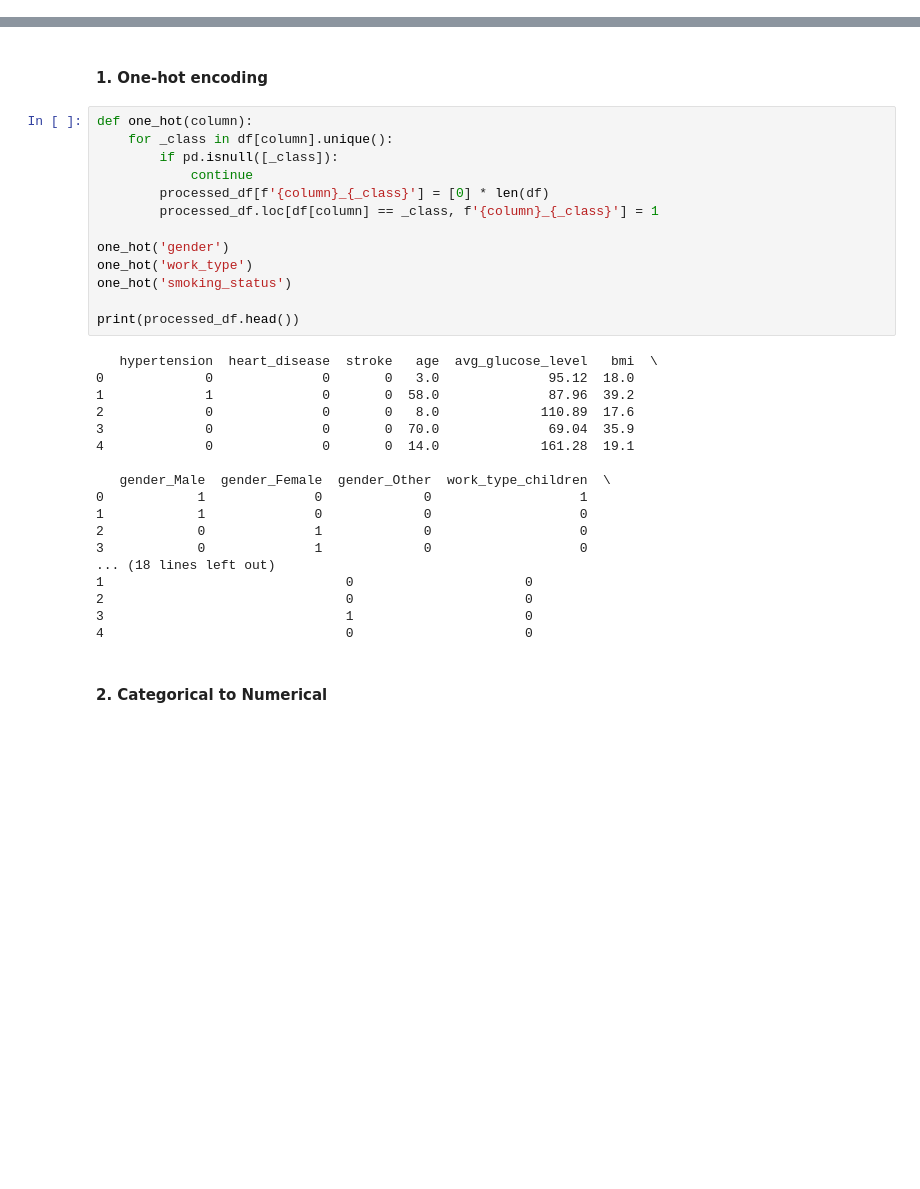
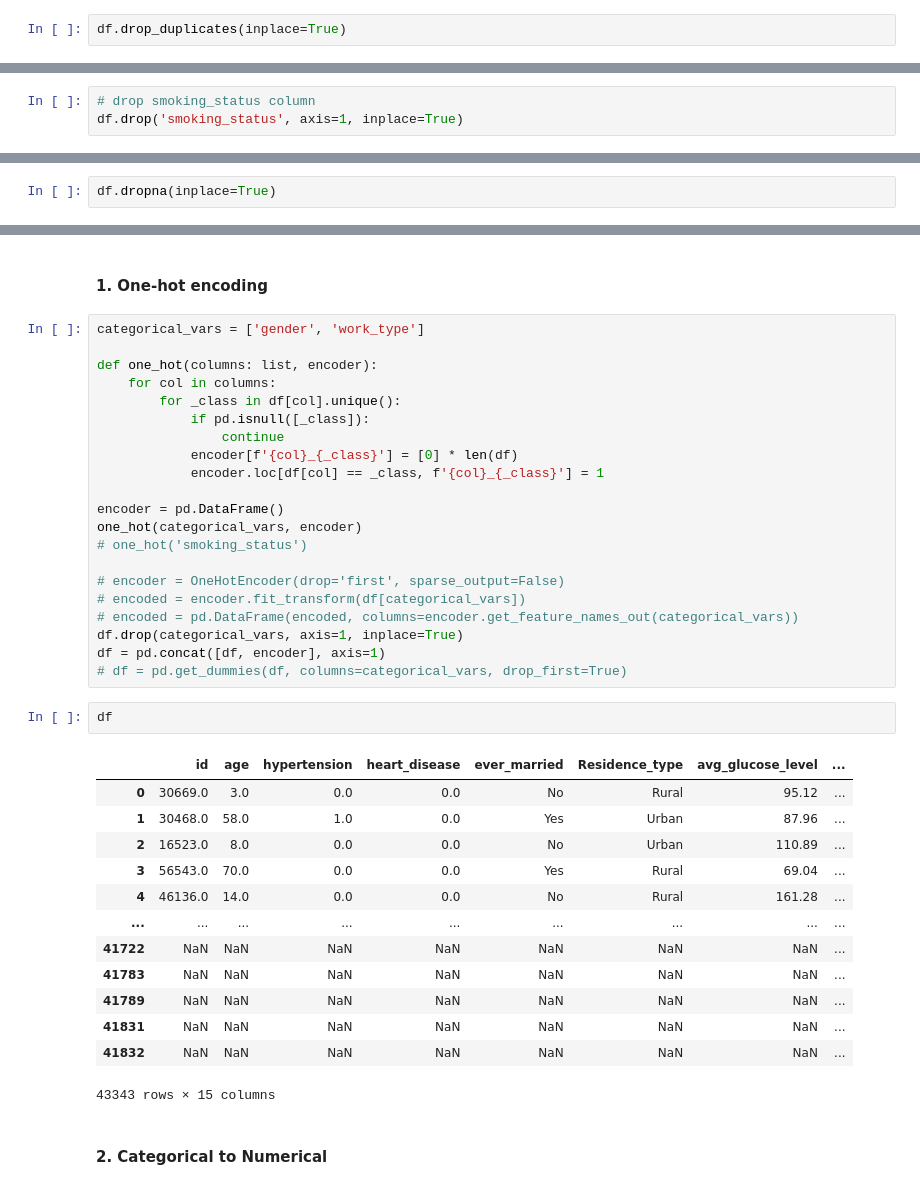
Before and after one commit to ILoveBacteria/machine-learning-assignments, a Jupyter notebook: assignment1/q1.ipynb, the cells around one changed output, grey strips where cells are left out. Saved outputs shown, nothing was run; the diff lists cells and outputs as text; blank space fills up the shorter version.

```diff
--- a/assignment1/q1.ipynb
+++ b/assignment1/q1.ipynb
@@ -162,0 +215,2 @@ print(df)
+# %%
+df.drop_duplicates(inplace=True)
@@ -162,0 +228,3 @@ print(df)
+# %%
+# drop smoking_status column
+df.drop('smoking_status', axis=1, inplace=True)
@@ -162,0 +237,2 @@ print(df)
+# %%
+df.dropna(inplace=True)
@@ -197,36 +280,42 @@ processed_df['bmi'] = df['bmi']
 # %% [markdown]
 #### 1. One-hot encoding
-# %%
-def one_hot(column):
-    for _class in df[column].unique():
-        if pd.isnull([_class]):
-            continue
-        processed_df[f'{column}_{_class}'] = [0] * len(df)
-        processed_df.loc[df[column] == _class, f'{column}_{_class}'] = 1
-
-one_hot('gender')
-one_hot('work_type')
-one_hot('smoking_status')
-
-print(processed_df.head())
-# %% [output]
-   hypertension  heart_disease  stroke   age  avg_glucose_level   bmi  \
-0             0              0       0   3.0              95.12  18.0
-1             1              0       0  58.0              87.96  39.2
-2             0              0       0   8.0             110.89  17.6
-3             0              0       0  70.0              69.04  35.9
-4             0              0       0  14.0             161.28  19.1
-
-   gender_Male  gender_Female  gender_Other  work_type_children  \
-0            1              0             0                   1
-1            1              0             0                   0
-2            0              1             0                   0
-3            0              1             0                   0
-... (18 lines left out)
-1                               0                      0
-2                               0                      0
-3                               1                      0
-4                               0                      0
+# %%
+categorical_vars = ['gender', 'work_type']
+
+def one_hot(columns: list, encoder):
+    for col in columns:
+        for _class in df[col].unique():
+            if pd.isnull([_class]):
+                continue
+            encoder[f'{col}_{_class}'] = [0] * len(df)
+            encoder.loc[df[col] == _class, f'{col}_{_class}'] = 1
+
+encoder = pd.DataFrame()
+one_hot(categorical_vars, encoder)
+# one_hot('smoking_status')
+
+# encoder = OneHotEncoder(drop='first', sparse_output=False)
+# encoded = encoder.fit_transform(df[categorical_vars])
+# encoded = pd.DataFrame(encoded, columns=encoder.get_feature_names_out(categorical_vars))
+df.drop(categorical_vars, axis=1, inplace=True)
+df = pd.concat([df, encoder], axis=1)
+# df = pd.get_dummies(df, columns=categorical_vars, drop_first=True)
+# %%
+df
+# %% [output]
+|  | id | age | hypertension | heart_disease | ever_married | Residence_type | avg_glucose_level | ... |
+| 0 | 30669.0 | 3.0 | 0.0 | 0.0 | No | Rural | 95.12 | ... |
+| 1 | 30468.0 | 58.0 | 1.0 | 0.0 | Yes | Urban | 87.96 | ... |
+| 2 | 16523.0 | 8.0 | 0.0 | 0.0 | No | Urban | 110.89 | ... |
+| 3 | 56543.0 | 70.0 | 0.0 | 0.0 | Yes | Rural | 69.04 | ... |
+| 4 | 46136.0 | 14.0 | 0.0 | 0.0 | No | Rural | 161.28 | ... |
+| ... | ... | ... | ... | ... | ... | ... | ... | ... |
+| 41722 | NaN | NaN | NaN | NaN | NaN | NaN | NaN | ... |
+| 41783 | NaN | NaN | NaN | NaN | NaN | NaN | NaN | ... |
+| 41789 | NaN | NaN | NaN | NaN | NaN | NaN | NaN | ... |
+| 41831 | NaN | NaN | NaN | NaN | NaN | NaN | NaN | ... |
+| 41832 | NaN | NaN | NaN | NaN | NaN | NaN | NaN | ... |
+43343 rows × 15 columns
 # %% [markdown]
 #### 2. Categorical to Numerical
 # %%
```
Also changed, not shown: parts of 14 cells of this notebook, 1 other file.
